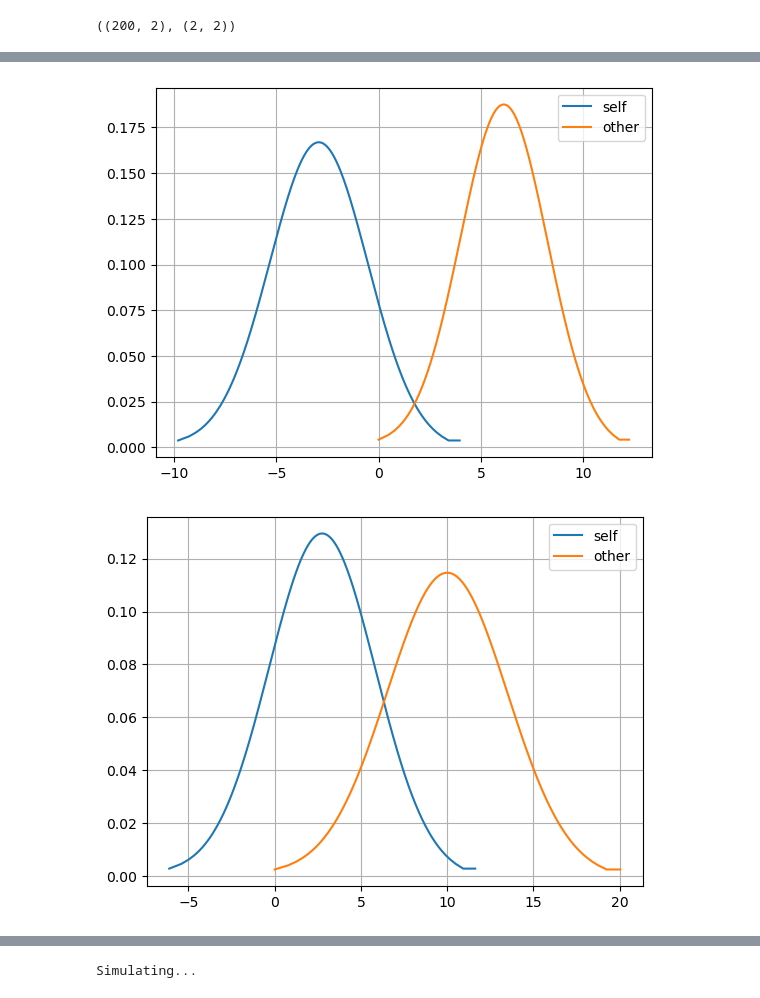
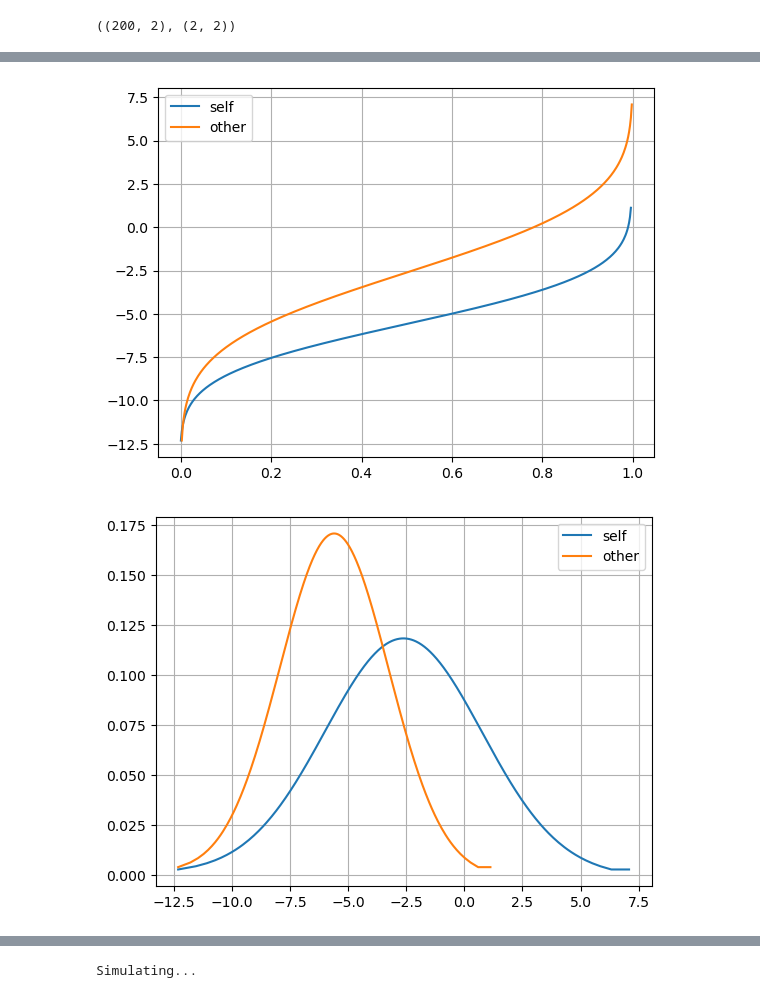
Before and after one commit to mirkimirk/thesis_frechet_fda, a Jupyter notebook: src/frechet_fda/simulation_and_frechet_method.ipynb, the cells around one changed output, grey strips where cells are left out. Cells and saved outputs as stored; diff of their text form; code cells hidden in the pictures.

Commit message:
Fixed support for inverse lqd transformation according to Kokoszka et al 2019.

```diff
--- a/src/frechet_fda/simulation_and_frechet_method.ipynb
+++ b/src/frechet_fda/simulation_and_frechet_method.ipynb
@@ -176,4 +177,6 @@ qfs[199].drop_inf().differentiate().integrate().plot()
 # %%
 pdfs = [qf.drop_inf().invert().differentiate() for qf in qfs]
 pdfs_normalized = [pdf.standardize_support() for pdf in pdfs]
-lqdfs = log_qd_transform(pdfs)
+lqdfs_and_start_vals = log_qd_transform(pdfs, different_supports=True)
+lqdfs = lqdfs_and_start_vals[:, 0]
+start_vals = lqdfs_and_start_vals[:, 1]
@@ -210,8 +200,7 @@ lqdf_hat = (predictor * log_betahat1 + log_betahat0)
 # inverse_log_qd_transform(log_betahat)[0].plot()
 lqdfs[0].compare(lqdf_hat[0])
 lqdfs[199].compare(lqdf_hat[199])
-pdf_hat = inverse_log_qd_transform(lqdf_hat)
-# pdf_hat[0].integrate().invert().plot()
+pdf_hat = inverse_log_qd_transform(lqdf_hat, start_vals)
 pdfs[0].compare(pdf_hat[0])
 pdfs[199].compare(pdf_hat[199])
 # %% [output]
@@ -220,2 +209,2 @@ pdfs[199].compare(pdf_hat[199])
-[figure, old version]
+[figure, new version]
-[figure, old version]
+[figure, new version]
```
Also changed, not shown: parts of 14 cells of this notebook, 2 other files.
